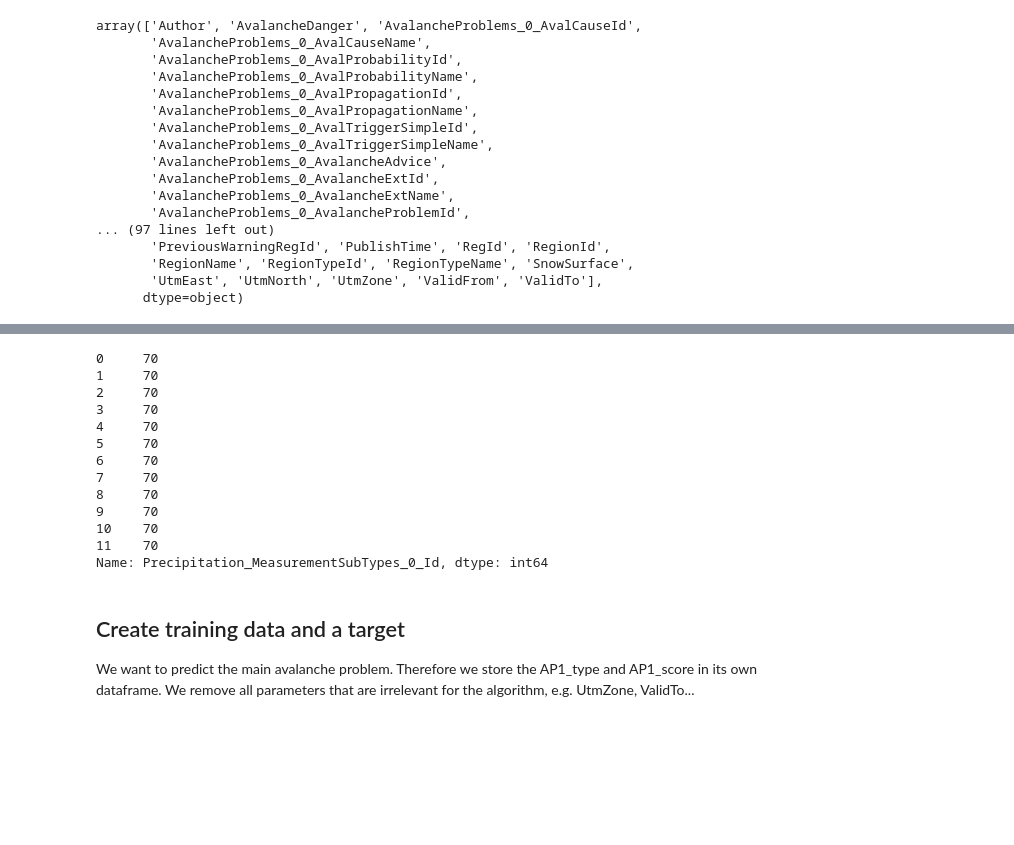
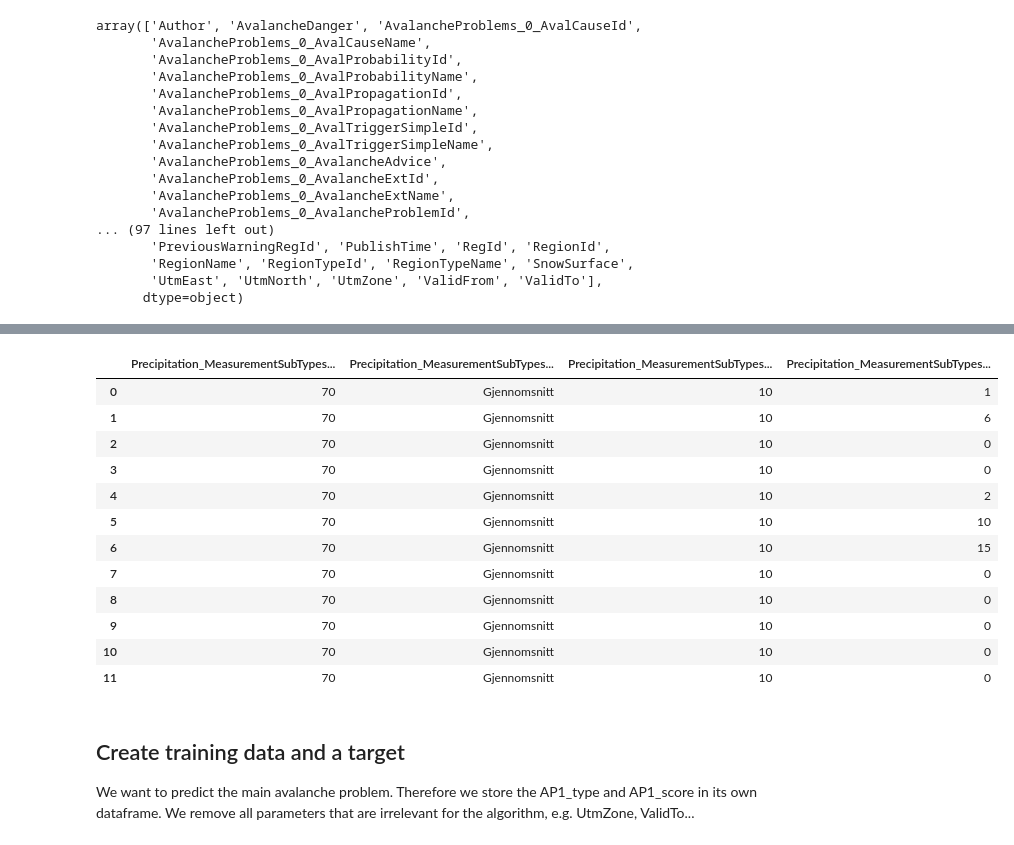
Before and after one commit to kmunve/APS, a Jupyter notebook: aps/notebooks/nested_JSON_to_DataFrame.ipynb, the cells around one changed output, grey strips where cells are left out. Saved outputs shown, nothing was run; the diff lists cells and outputs as text; code cells hidden in the pictures; blank space fills up the shorter version.

```diff
--- a/aps/notebooks/nested_JSON_to_DataFrame.ipynb
+++ b/aps/notebooks/nested_JSON_to_DataFrame.ipynb
@@ -103,19 +161,22 @@ array(['Author', 'AvalancheDanger', 'AvalancheProblems_0_AvalCauseId',
 # %%
-df['Precipitation_MeasurementSubTypes_0_Id'].head(12)
+df[['Precipitation_MeasurementSubTypes_0_Id',
+   'Precipitation_MeasurementSubTypes_0_Name',
+   'Precipitation_MeasurementSubTypes_0_SortOrder',
+   'Precipitation_MeasurementSubTypes_0_Value']].head(12)
 # %% [output]
-0     70
-1     70
-2     70
-3     70
-4     70
-5     70
-6     70
-7     70
-8     70
-9     70
-10    70
-11    70
-Name: Precipitation_MeasurementSubTypes_0_Id, dtype: int64
+|  | Precipitation_MeasurementSubTypes... | Precipitation_MeasurementSubTypes... | Precipitation_MeasurementSubTypes... | Precipitation_MeasurementSubTypes... |
+| 0 | 70 | Gjennomsnitt | 10 | 1 |
+| 1 | 70 | Gjennomsnitt | 10 | 6 |
+| 2 | 70 | Gjennomsnitt | 10 | 0 |
+| 3 | 70 | Gjennomsnitt | 10 | 0 |
+| 4 | 70 | Gjennomsnitt | 10 | 2 |
+| 5 | 70 | Gjennomsnitt | 10 | 10 |
+| 6 | 70 | Gjennomsnitt | 10 | 15 |
+| 7 | 70 | Gjennomsnitt | 10 | 0 |
+| 8 | 70 | Gjennomsnitt | 10 | 0 |
+| 9 | 70 | Gjennomsnitt | 10 | 0 |
+| 10 | 70 | Gjennomsnitt | 10 | 0 |
+| 11 | 70 | Gjennomsnitt | 10 | 0 |
 # %% [markdown]
 ## Create training data and a target
 We want to predict the main avalanche problem. Therefore we store the AP1_type and AP1_score in its own dataframe.
```
Also changed, not shown: parts of 7 cells of this notebook, 1 other file.
